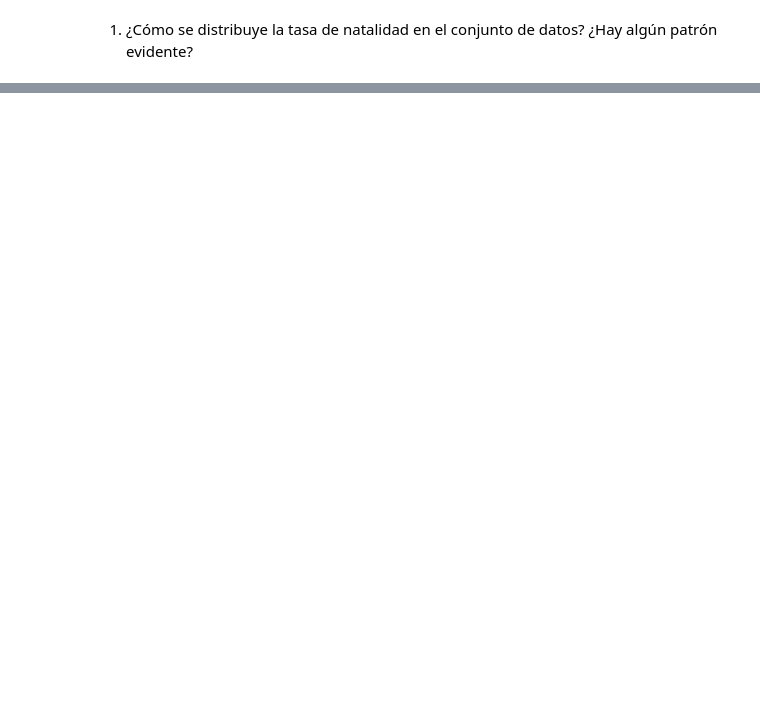
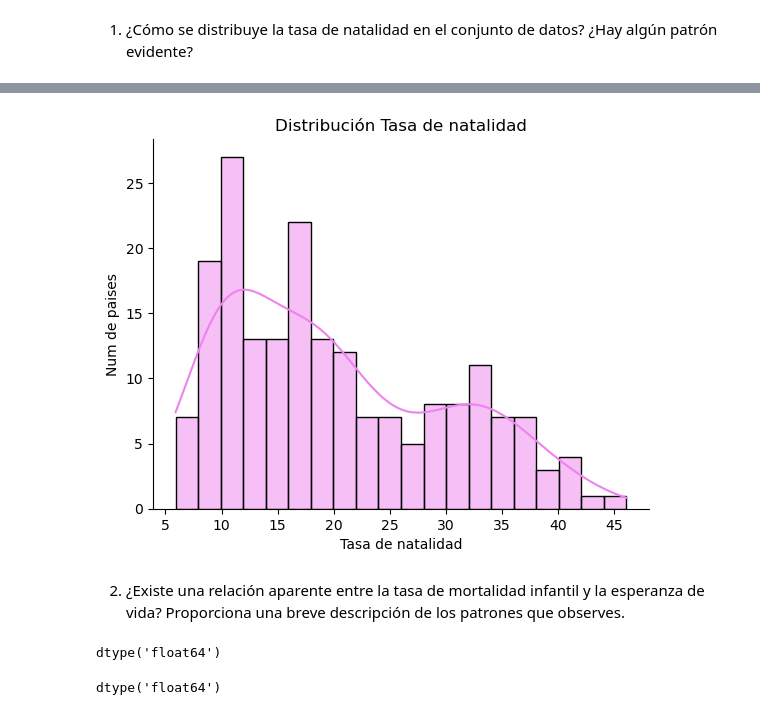
Before and after one commit to Adalab/Promo-F-da-modulo3-sprint2-pairprogramming_Reyes_Marga, a Jupyter notebook: 7_pair_visualizacion.ipynb, the cells around one changed output, grey strips where cells are left out. Cells and saved outputs as stored; diff of their text form; code cells hidden in the pictures; blank space fills up the shorter version.

```diff
--- a/7_pair_visualizacion.ipynb
+++ b/7_pair_visualizacion.ipynb
@@ -39,0 +48,24 @@ Index(['price', 'retail_price', 'units_sold', 'uses_ad_boosts', 'rating_x',
+# %%
+sns.histplot(x = "birthrate",
+             data = df_pair,
+             color = "violet",
+             kde = True,
+             bins = 20 );
+
+plt.xlabel("Tasa de natalidad")
+plt.ylabel("Num de paises")
+plt.title("Distribución Tasa de natalidad");
+plt.gca().spines["right"].set_visible(False)
+plt.gca().spines["top"].set_visible(False)
+# %% [output]
+[figure, added]
+# %% [markdown]
+2. ¿Existe una relación aparente entre la tasa de mortalidad infantil y la esperanza de vida? Proporciona una breve descripción de los patrones que observes.
+# %%
+df_pair["infantmortality"].dtypes
+# %% [output]
+dtype('float64')
+# %%
+df_pair["lifeexpectancy"].dtypes
+# %% [output]
+dtype('float64')
```
Also changed, not shown: parts of 22 cells of this notebook, 1 other file.
